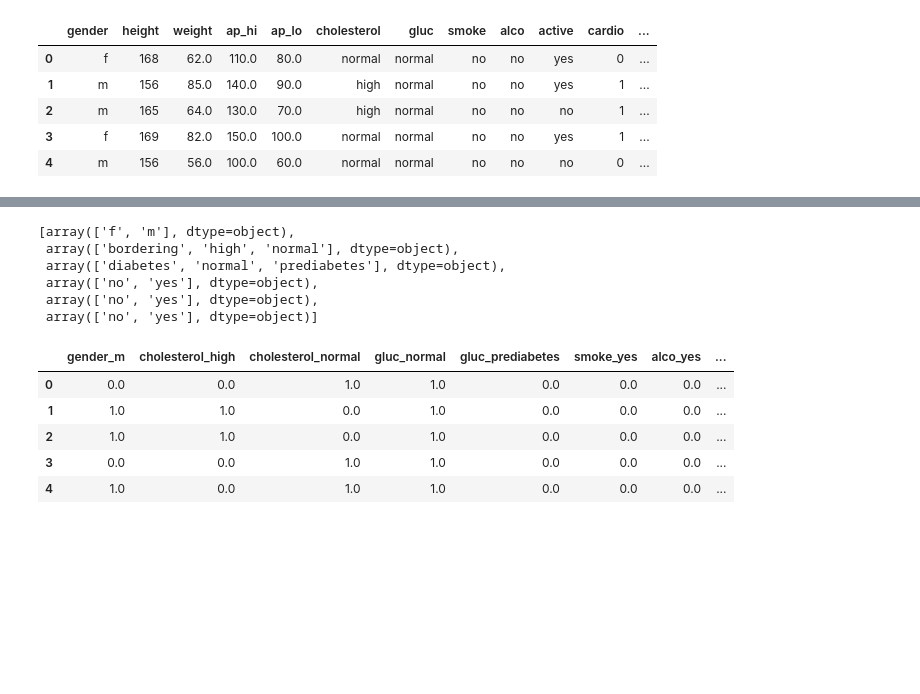
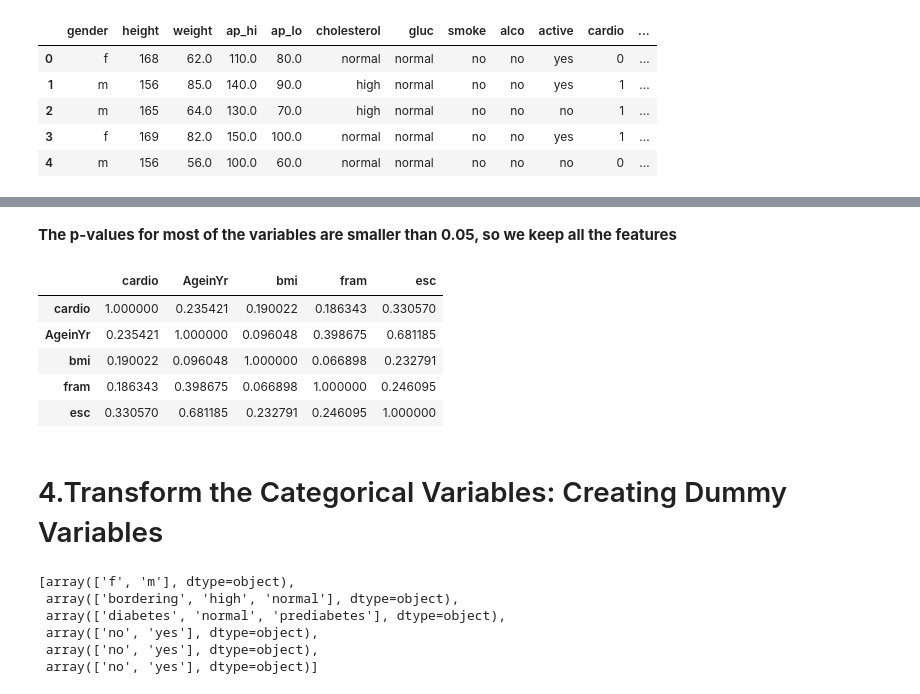
Before and after one commit to javisrv/Cardiovascular_event_prediction, a Jupyter notebook: scripts/RL.ipynb, the cells around one changed output, grey strips where cells are left out. Saved outputs shown, nothing was run; the diff lists cells and outputs as text; code cells hidden in the pictures; blank space fills up the shorter version.

```diff
--- a/scripts/RL.ipynb
+++ b/scripts/RL.ipynb
@@ -42 +76,14 @@ sns.heatmap(data.corr()[['cardio']], annot=True)
+# %% [markdown]
+**The p-values for most of the variables are smaller than 0.05, so we keep all the features**
+# %%
+data[["cardio", "gender", "AgeinYr", "cholesterol", "gluc", "smoke", "alco", "active", "bmi", "fram", "esc"]].corr()
+# %% [output]
+|  | cardio | AgeinYr | bmi | fram | esc |
+| cardio | 1.000000 | 0.235421 | 0.190022 | 0.186343 | 0.330570 |
+| AgeinYr | 0.235421 | 1.000000 | 0.096048 | 0.398675 | 0.681185 |
+| bmi | 0.190022 | 0.096048 | 1.000000 | 0.066898 | 0.232791 |
+| fram | 0.186343 | 0.398675 | 0.066898 | 1.000000 | 0.246095 |
+| esc | 0.330570 | 0.681185 | 0.232791 | 0.246095 | 1.000000 |
+# %% [markdown]
+# 4.Transform the Categorical Variables: Creating Dummy Variables
 # %%
@@ -54,24 +100,3 @@ enc.categories_
  array(['no', 'yes'], dtype=object),
  array(['no', 'yes'], dtype=object),
  array(['no', 'yes'], dtype=object)]
-# %%
-dummies = enc.transform(X).toarray()
-dummies
-dummies_df = pd.DataFrame(dummies)
-dummies_df
-
-col_names = [categoricals[i] + '_' + enc.categories_[i] for i in range(len(categoricals))]
-                                                                 #range(len(categoricals)) = 0 a 6
-col_names_drop_first = [sublist[i] for sublist in col_names for i in range(len(sublist)) if i != 0]
-dummies_df.columns = col_names_drop_first
-variables_numericas = ["height", "weight", "AgeinYr", "ap_hi", "ap_lo", "bmi", "fram", "esc"]
-data_numerica = data[variables_numericas]
-data_final = pd.concat([dummies_df, data_numerica,data["cardio"]], axis = 1)
-data_final.head()
-# %% [output]
-|  | gender_m | cholesterol_high | cholesterol_normal | gluc_normal | gluc_prediabetes | smoke_yes | alco_yes | ... |
-| 0 | 0.0 | 0.0 | 1.0 | 1.0 | 0.0 | 0.0 | 0.0 | ... |
-| 1 | 1.0 | 1.0 | 0.0 | 1.0 | 0.0 | 0.0 | 0.0 | ... |
-| 2 | 1.0 | 1.0 | 0.0 | 1.0 | 0.0 | 0.0 | 0.0 | ... |
-| 3 | 0.0 | 0.0 | 1.0 | 1.0 | 0.0 | 0.0 | 0.0 | ... |
-| 4 | 1.0 | 0.0 | 1.0 | 1.0 | 0.0 | 0.0 | 0.0 | ... |
```
Also changed, not shown: parts of 26 cells of this notebook, 1 other file.
